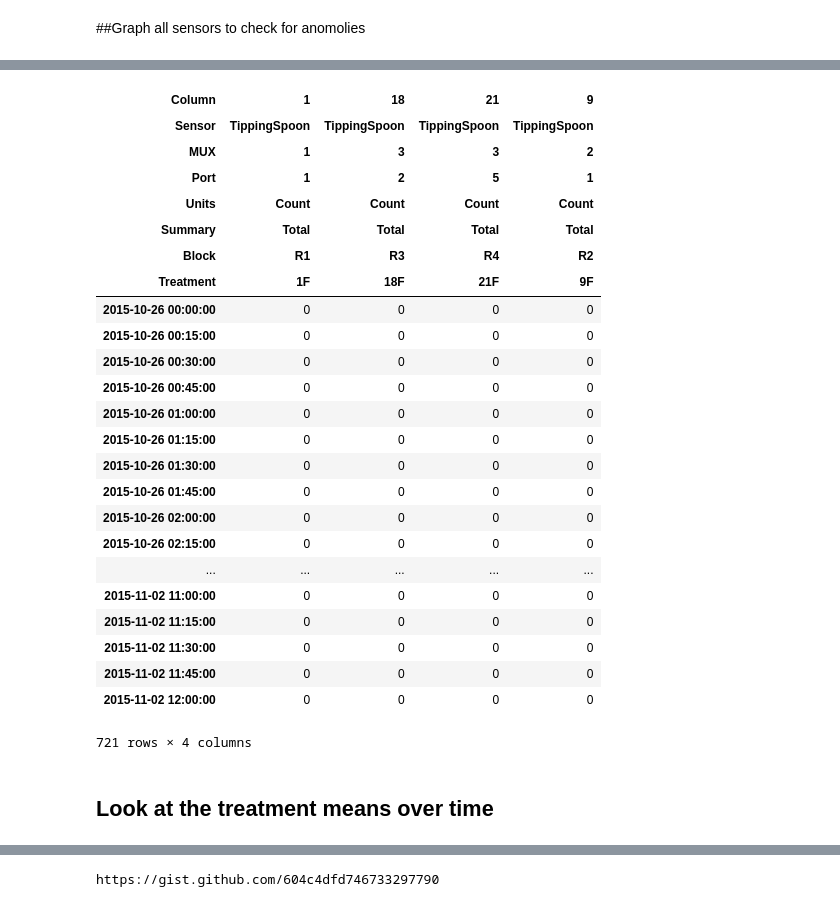
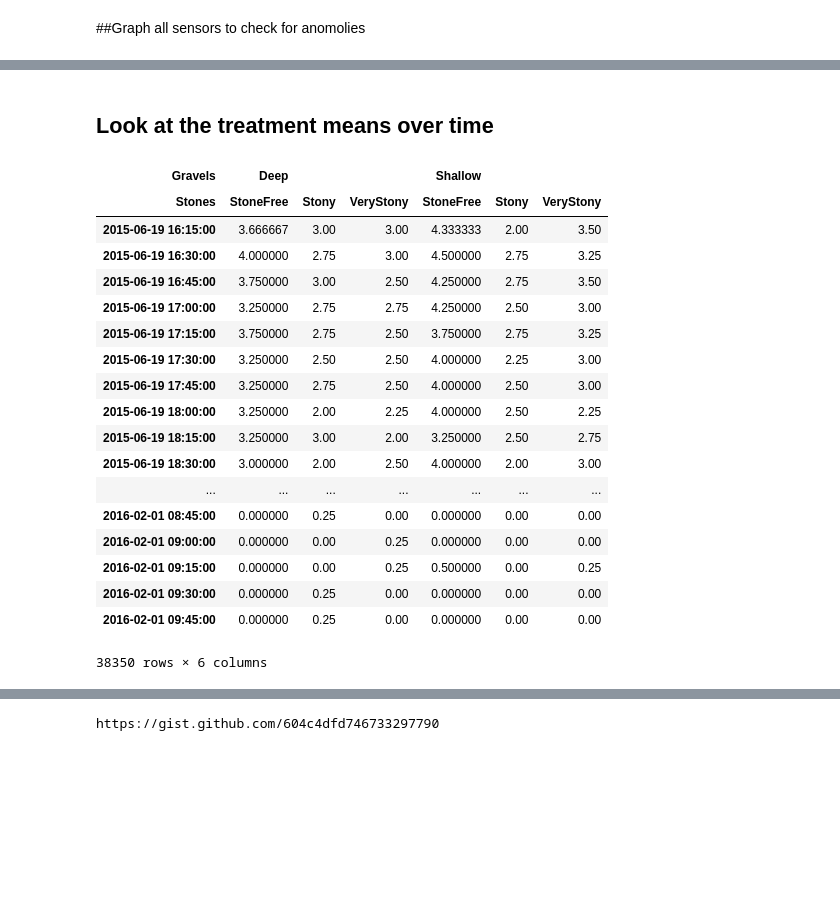
Before and after one commit to HamishBrownPFR/StonySoilLysimeters, a Jupyter notebook: DraiangeAnalysis.ipynb, the cells around one changed output, grey strips where cells are left out. Drawn from its saved outputs; the diff is of its cells as text; code cells hidden in the pictures; blank space fills up the shorter version.

```diff
--- a/DraiangeAnalysis.ipynb
+++ b/DraiangeAnalysis.ipynb
@@ -73,33 +74,27 @@ Fig.tight_layout()
-# %%
-AccumData.ix[:,('Shallow','VeryStony')]
-# %% [output]
-| Column | 1 | 18 | 21 | 9 |
-| Sensor | TippingSpoon | TippingSpoon | TippingSpoon | TippingSpoon |
-| MUX | 1 | 3 | 3 | 2 |
-| Port | 1 | 2 | 5 | 1 |
-| Units | Count | Count | Count | Count |
-| Summary | Total | Total | Total | Total |
-| Block | R1 | R3 | R4 | R2 |
-| Treatment | 1F | 18F | 21F | 9F |
-| 2015-10-26 00:00:00 | 0 | 0 | 0 | 0 |
-| 2015-10-26 00:15:00 | 0 | 0 | 0 | 0 |
-| 2015-10-26 00:30:00 | 0 | 0 | 0 | 0 |
-| 2015-10-26 00:45:00 | 0 | 0 | 0 | 0 |
-| 2015-10-26 01:00:00 | 0 | 0 | 0 | 0 |
-| 2015-10-26 01:15:00 | 0 | 0 | 0 | 0 |
-| 2015-10-26 01:30:00 | 0 | 0 | 0 | 0 |
-| 2015-10-26 01:45:00 | 0 | 0 | 0 | 0 |
-| 2015-10-26 02:00:00 | 0 | 0 | 0 | 0 |
-| 2015-10-26 02:15:00 | 0 | 0 | 0 | 0 |
-| ... | ... | ... | ... | ... |
-| 2015-11-02 11:00:00 | 0 | 0 | 0 | 0 |
-| 2015-11-02 11:15:00 | 0 | 0 | 0 | 0 |
-| 2015-11-02 11:30:00 | 0 | 0 | 0 | 0 |
-| 2015-11-02 11:45:00 | 0 | 0 | 0 | 0 |
-| 2015-11-02 12:00:00 | 0 | 0 | 0 | 0 |
-721 rows × 4 columns
 # %% [markdown]
 ## Look at the treatment means over time
+# %%
+ Data.groupby(level=['Gravels','Stones'],axis=1).mean()
+# %% [output]
+| Gravels | Deep |  |  | Shallow |  |  |
+| Stones | StoneFree | Stony | VeryStony | StoneFree | Stony | VeryStony |
+| 2015-06-19 16:15:00 | 3.666667 | 3.00 | 3.00 | 4.333333 | 2.00 | 3.50 |
+| 2015-06-19 16:30:00 | 4.000000 | 2.75 | 3.00 | 4.500000 | 2.75 | 3.25 |
+| 2015-06-19 16:45:00 | 3.750000 | 3.00 | 2.50 | 4.250000 | 2.75 | 3.50 |
+| 2015-06-19 17:00:00 | 3.250000 | 2.75 | 2.75 | 4.250000 | 2.50 | 3.00 |
+| 2015-06-19 17:15:00 | 3.750000 | 2.75 | 2.50 | 3.750000 | 2.75 | 3.25 |
+| 2015-06-19 17:30:00 | 3.250000 | 2.50 | 2.50 | 4.000000 | 2.25 | 3.00 |
+| 2015-06-19 17:45:00 | 3.250000 | 2.75 | 2.50 | 4.000000 | 2.50 | 3.00 |
+| 2015-06-19 18:00:00 | 3.250000 | 2.00 | 2.25 | 4.000000 | 2.50 | 2.25 |
+| 2015-06-19 18:15:00 | 3.250000 | 3.00 | 2.00 | 3.250000 | 2.50 | 2.75 |
+| 2015-06-19 18:30:00 | 3.000000 | 2.00 | 2.50 | 4.000000 | 2.00 | 3.00 |
+| ... | ... | ... | ... | ... | ... | ... |
+| 2016-02-01 08:45:00 | 0.000000 | 0.25 | 0.00 | 0.000000 | 0.00 | 0.00 |
+| 2016-02-01 09:00:00 | 0.000000 | 0.00 | 0.25 | 0.000000 | 0.00 | 0.00 |
+| 2016-02-01 09:15:00 | 0.000000 | 0.00 | 0.25 | 0.500000 | 0.00 | 0.25 |
+| 2016-02-01 09:30:00 | 0.000000 | 0.25 | 0.00 | 0.000000 | 0.00 | 0.00 |
+| 2016-02-01 09:45:00 | 0.000000 | 0.25 | 0.00 | 0.000000 | 0.00 | 0.00 |
+38350 rows × 6 columns
 # %%
 #Calculate treatment means omitting data prior to 2014-11-05 08:00:00 to avoid NaN values
 DataMeans =  Data.groupby(level=['Gravels','Stones'],axis=1).mean()
```
Also changed, not shown: parts of 4 cells of this notebook, 7 other files.
